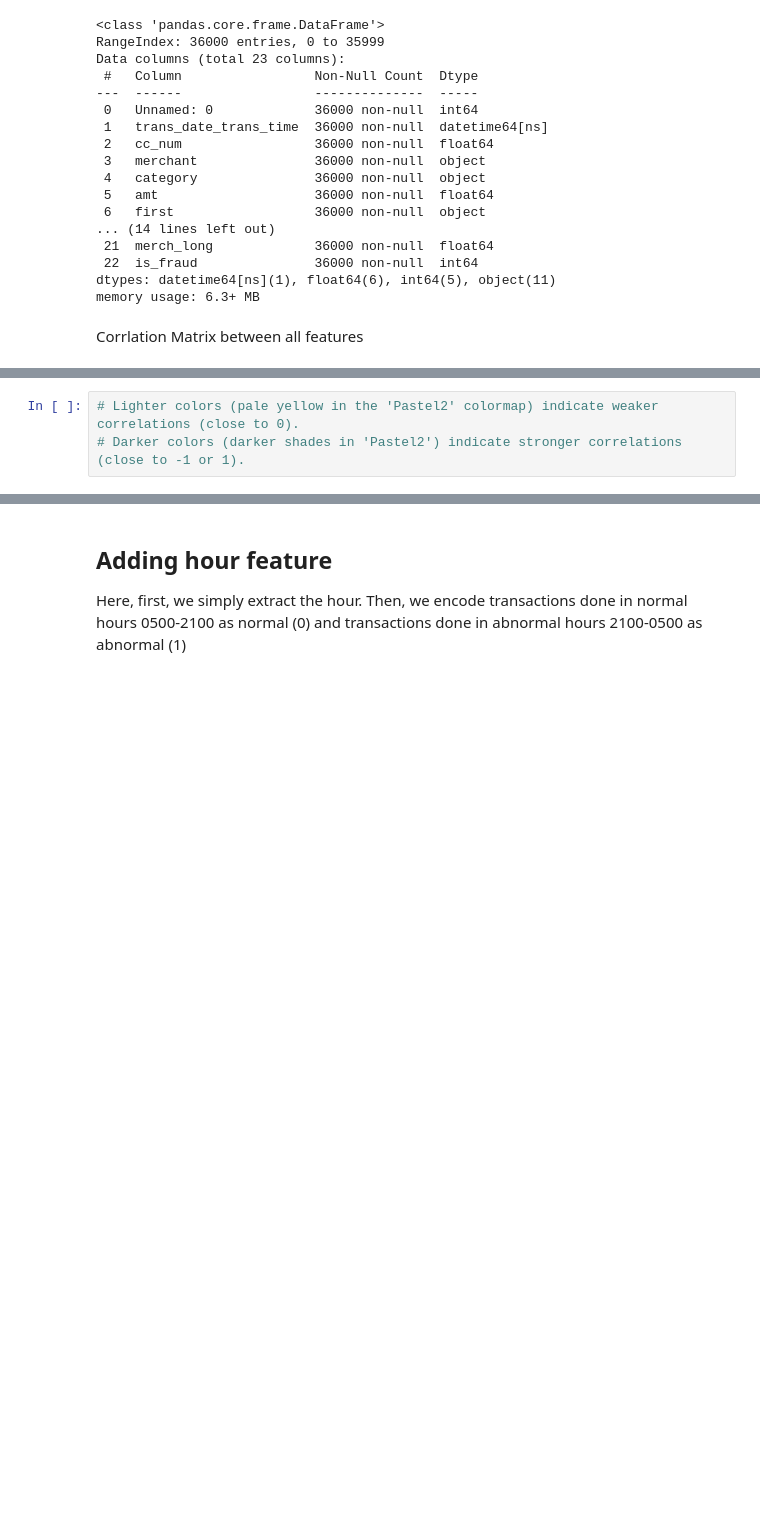
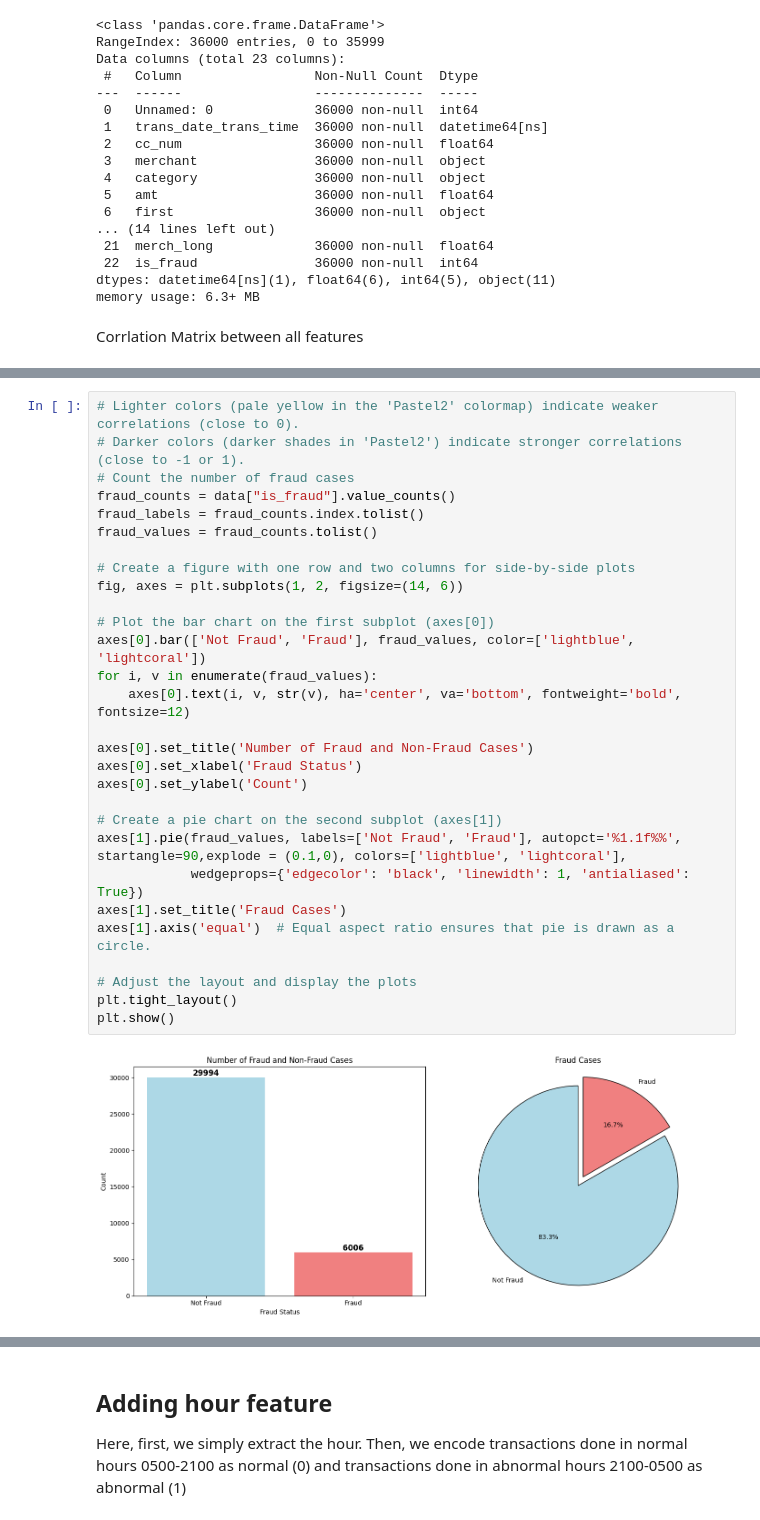
Before and after one commit to BeheraSas/Project--Payment-Risk-Shield, a Jupyter notebook: PRS.ipynb, the cells around one changed output, grey strips where cells are left out. Drawn from its saved outputs; the diff is of its cells as text; blank space fills up the shorter version.

Commit message:
updated Graphs

```diff
--- a/PRS.ipynb
+++ b/PRS.ipynb
@@ -270,3 +405,31 @@ plt.show()
-# %%
-# Lighter colors (pale yellow in the 'Pastel2' colormap) indicate weaker correlations (close to 0).
-# Darker colors (darker shades in 'Pastel2') indicate stronger correlations (close to -1 or 1).
+# %%
+# Lighter colors (pale yellow in the 'Pastel2' colormap) indicate weaker correlations (close to 0).
+# Darker colors (darker shades in 'Pastel2') indicate stronger correlations (close to -1 or 1).
+# Count the number of fraud cases
+fraud_counts = data["is_fraud"].value_counts()
+fraud_labels = fraud_counts.index.tolist()
+fraud_values = fraud_counts.tolist()
+
+# Create a figure with one row and two columns for side-by-side plots
+fig, axes = plt.subplots(1, 2, figsize=(14, 6))
+
+# Plot the bar chart on the first subplot (axes[0])
+axes[0].bar(['Not Fraud', 'Fraud'], fraud_values, color=['lightblue', 'lightcoral'])
+for i, v in enumerate(fraud_values):
+    axes[0].text(i, v, str(v), ha='center', va='bottom', fontweight='bold', fontsize=12)
+
+axes[0].set_title('Number of Fraud and Non-Fraud Cases')
+axes[0].set_xlabel('Fraud Status')
+axes[0].set_ylabel('Count')
+
+# Create a pie chart on the second subplot (axes[1])
+axes[1].pie(fraud_values, labels=['Not Fraud', 'Fraud'], autopct='%1.1f%%', startangle=90,explode = (0.1,0), colors=['lightblue', 'lightcoral'],
+            wedgeprops={'edgecolor': 'black', 'linewidth': 1, 'antialiased': True})
+axes[1].set_title('Fraud Cases')
+axes[1].axis('equal')  # Equal aspect ratio ensures that pie is drawn as a circle.
+
+# Adjust the layout and display the plots
+plt.tight_layout()
+plt.show()
+# %% [output]
+[figure, added]
```
Also changed, not shown: parts of 20 cells of this notebook.
